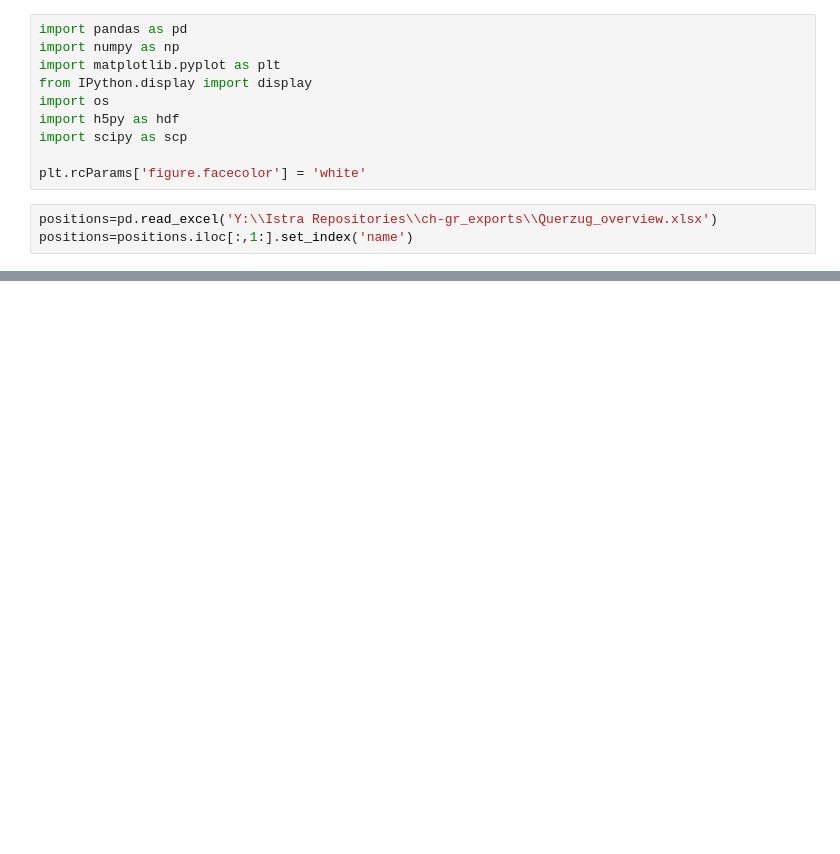
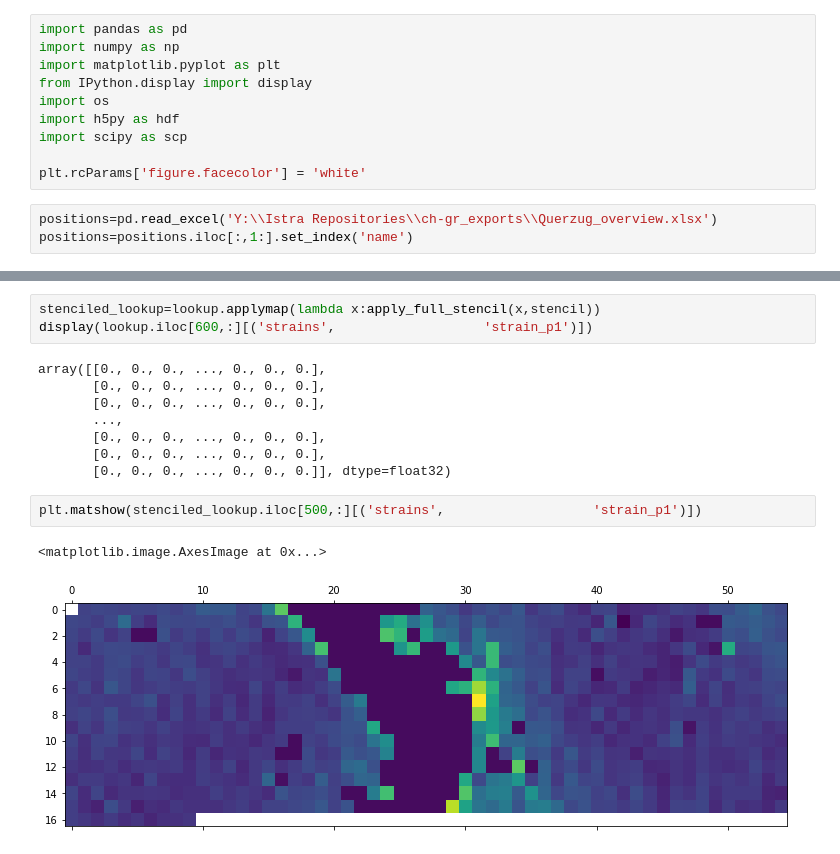
Before and after one commit to KMDE-10/DIC, a Jupyter notebook: pickle_import_analys.ipynb, the cells around one changed output, grey strips where cells are left out. Drawn from its saved outputs; the diff is of its cells as text; blank space fills up the shorter version.

```diff
--- a/pickle_import_analys.ipynb
+++ b/pickle_import_analys.ipynb
@@ -88,0 +109,16 @@ plt.colorbar(imf)
+# %%
+stenciled_lookup=lookup.applymap(lambda x:apply_full_stencil(x,stencil))
+display(lookup.iloc[600,:][('strains',                   'strain_p1')])
+# %% [output]
+array([[0., 0., 0., ..., 0., 0., 0.],
+       [0., 0., 0., ..., 0., 0., 0.],
+       [0., 0., 0., ..., 0., 0., 0.],
+       ...,
+       [0., 0., 0., ..., 0., 0., 0.],
+       [0., 0., 0., ..., 0., 0., 0.],
+       [0., 0., 0., ..., 0., 0., 0.]], dtype=float32)
+# %%
+plt.matshow(stenciled_lookup.iloc[500,:][('strains',                   'strain_p1')])
+# %% [output]
+<matplotlib.image.AxesImage at 0x...>
+[figure, added]
```
Also changed, not shown: parts of 13 cells of this notebook.
